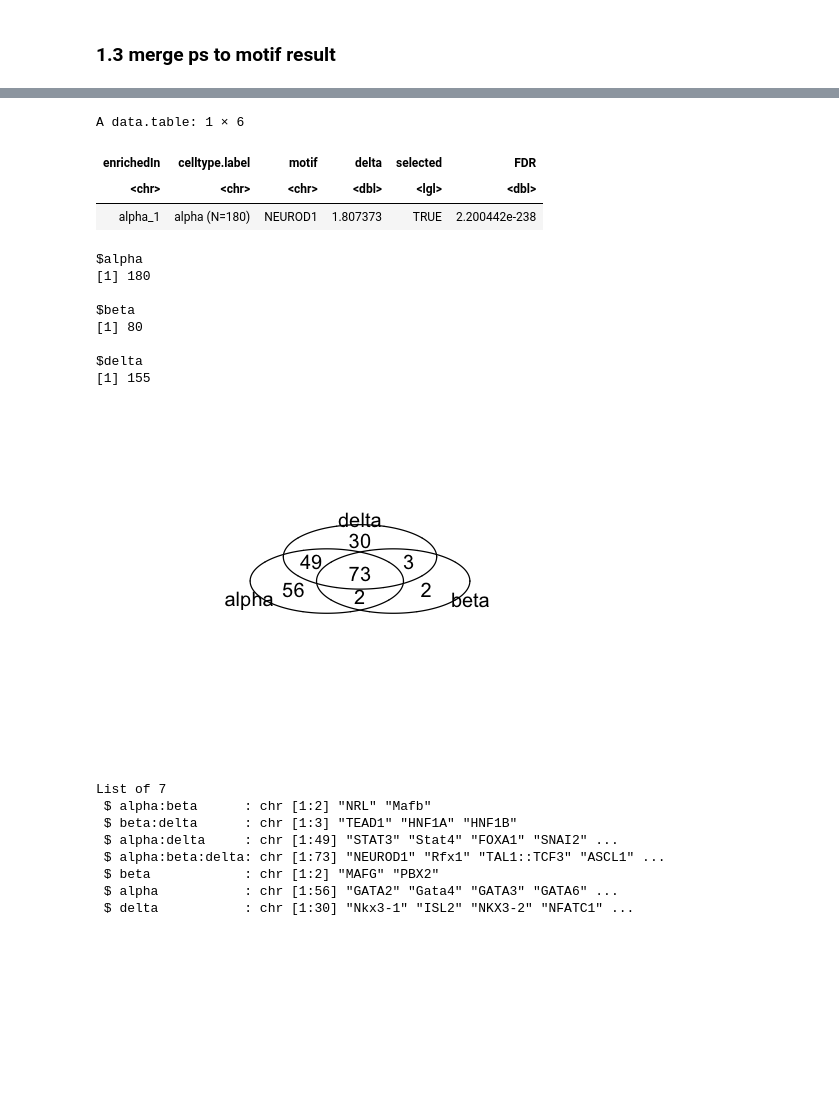
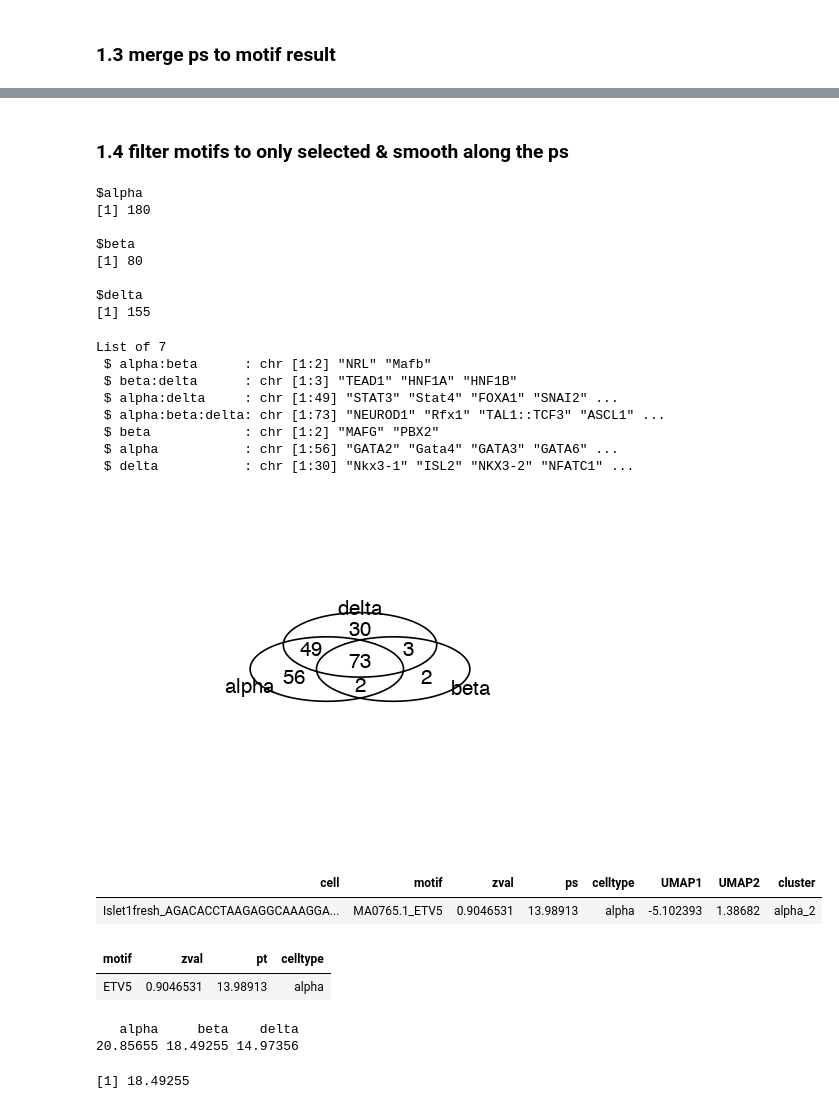
Before and after one commit to biomystery/islet_figs_motifs, a Jupyter notebook: chromVar/06.psedoTime.ipynb, the cells around one changed output, grey strips where cells are left out. Saved outputs shown, nothing was run; the diff lists cells and outputs as text; code cells hidden in the pictures; blank space fills up the shorter version.

```diff
--- a/chromVar/06.psedoTime.ipynb
+++ b/chromVar/06.psedoTime.ipynb
@@ -100,10 +91,5 @@ A data.table: 1 × 13
-# %%
-fread("../figures/Fig2/subfigs/fig2_sub_vs_sub.volcation.motif_selection.csv")%>%head(1)
-# %% [output]
-A data.table: 1 × 6
-| enrichedIn | celltype.label | motif | delta | selected | FDR |
-| <chr> | <chr> | <chr> | <dbl> | <lgl> | <dbl> |
-| alpha_1 | alpha (N=180) | NEUROD1 | 1.807373 | TRUE | 2.200442e-238 |
+# %% [markdown]
+### 1.4 filter motifs to only selected & smooth along the ps
 # %%
 dmotifs.list <- sapply(c("alpha", "beta", "delta"), function(x) fread("../figures/Fig2/subfigs/fig2_sub_vs_sub.volcation.motif_selection.csv") %>%
     filter(selected & grepl(x, enrichedIn)) %>% pull(motif))
@@ -119,20 +105,37 @@ $delta
 [1] 155
 # %%
 options(repr.plot.width = 4, repr.plot.height = 3)
-
 tmp <- gplots::venn(dmotifs.list)
-
 dmotifs.list.inter <- attr(tmp, "intersections")
+dmotifs.list.inter %>% str
 # %% [output]
+List of 7
+ $ alpha:beta      : chr [1:2] "NRL" "Mafb"
+ $ beta:delta      : chr [1:3] "TEAD1" "HNF1A" "HNF1B"
+ $ alpha:delta     : chr [1:49] "STAT3" "Stat4" "FOXA1" "SNAI2" ...
+ $ alpha:beta:delta: chr [1:73] "NEUROD1" "Rfx1" "TAL1::TCF3" "ASCL1" ...
+ $ beta            : chr [1:2] "MAFG" "PBX2"
+ $ alpha           : chr [1:56] "GATA2" "Gata4" "GATA3" "GATA6" ...
+ $ delta           : chr [1:30] "Nkx3-1" "ISL2" "NKX3-2" "NFATC1" ...
 [figure]
-# %%
-dmotifs.list.inter%>%str
-# %% [output]
-List of 7
- $ alpha:beta      : chr [1:2] "NRL" "Mafb"
- $ beta:delta      : chr [1:3] "TEAD1" "HNF1A" "HNF1B"
- $ alpha:delta     : chr [1:49] "STAT3" "Stat4" "FOXA1" "SNAI2" ...
- $ alpha:beta:delta: chr [1:73] "NEUROD1" "Rfx1" "TAL1::TCF3" "ASCL1" ...
- $ beta            : chr [1:2] "MAFG" "PBX2"
- $ alpha           : chr [1:56] "GATA2" "Gata4" "GATA3" "GATA6" ...
- $ delta           : chr [1:30] "Nkx3-1" "ISL2" "NKX3-2" "NFATC1" ...
+# %%
+output.motif.pt %>% head(1)
+# %% [output]
+| cell | motif | zval | ps | celltype | UMAP1 | UMAP2 | cluster |
+| Islet1fresh_AGACACCTAAGAGGCAAAGGA... | MA0765.1_ETV5 | 0.9046531 | 13.98913 | alpha | -5.102393 | 1.38682 | alpha_2 |
+# %%
+output.motif.pt <- output.motif.pt %>% separate(motif, c("jaspar", "motif"), sep = "_") %>%
+    select(motif, zval, ps, celltype) %>% rename(pt = "ps")
+output.motif.pt %>% head(1)
+# %% [output]
+| motif | zval | pt | celltype |
+| ETV5 | 0.9046531 | 13.98913 | alpha |
+# %%
+pt.max.list <- sapply(c("alpha", "beta", "delta"), function(ct) max((output.motif.pt %>%
+    filter(celltype == ct))$pt))
+pt.max.list
+pt.max.list[[ct]]
+# %% [output]
+   alpha     beta    delta
+20.85655 18.49255 14.97356
+[1] 18.49255
```
Also changed, not shown: parts of 10 cells of this notebook, 1 other file.
